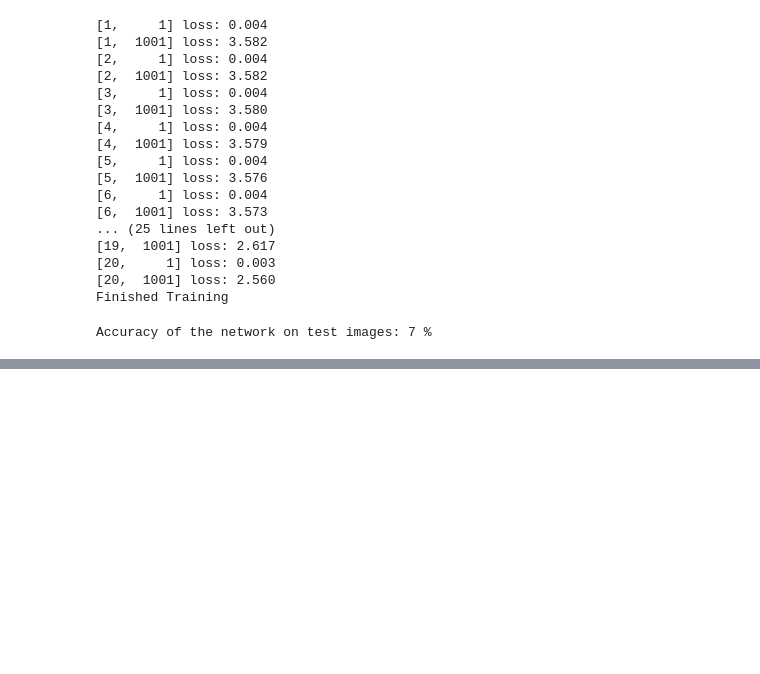
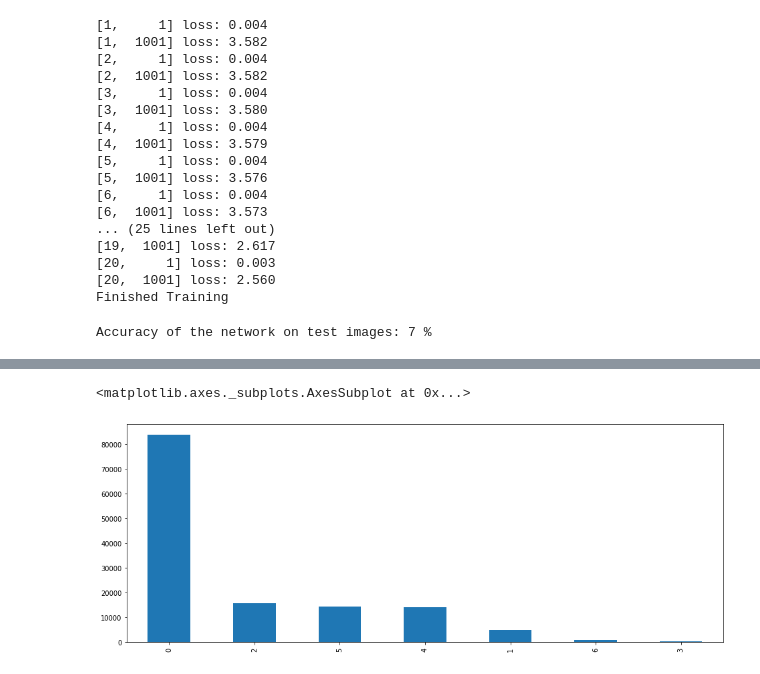
Before and after one commit to naziah28/grapheme-classification, a Jupyter notebook: Basic.ipynb, the cells around one changed output, grey strips where cells are left out. Drawn from its saved outputs; the diff is of its cells as text; code cells hidden in the pictures; blank space fills up the shorter version.

```diff
--- a/Basic.ipynb
+++ b/Basic.ipynb
@@ -215,0 +232,5 @@ total, correct
+# %%
+df['consonant_diacritic'].value_counts().plot.bar()
+# %% [output]
+<matplotlib.axes._subplots.AxesSubplot at 0x...>
+[figure, added]
```
Also changed, not shown: parts of 10 cells of this notebook, 6 other files.
